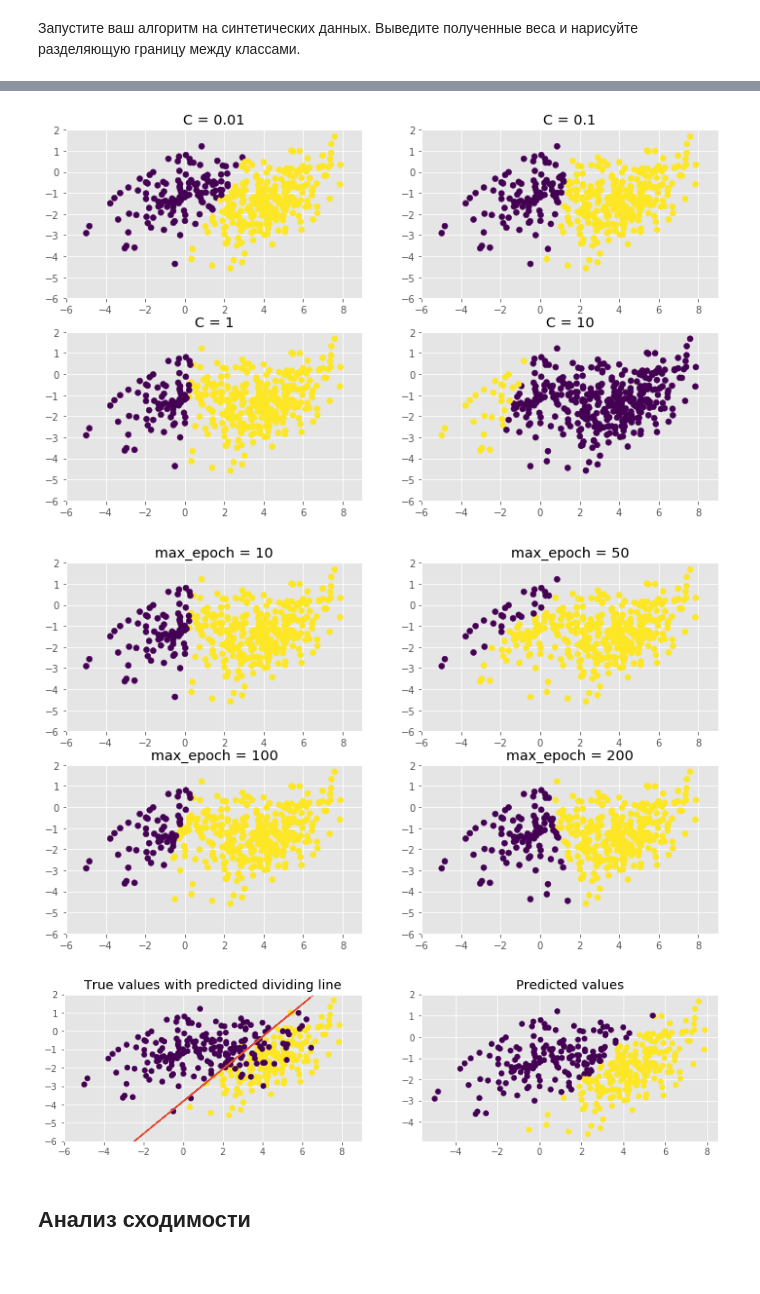
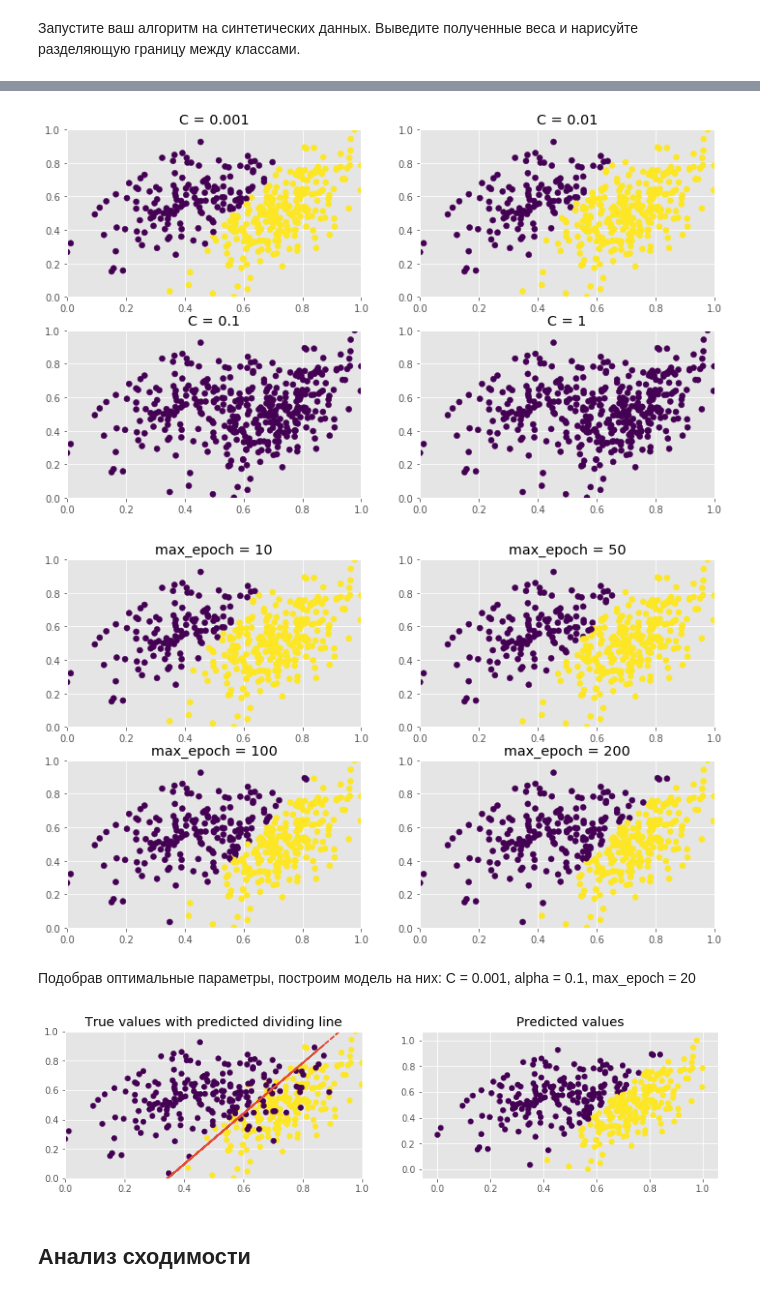
Before and after one commit to mmariyavyatkina/otus_course, a Jupyter notebook: HW3/Logreg.ipynb, the cells around one changed output, grey strips where cells are left out. Drawn from its saved outputs; the diff is of its cells as text; code cells hidden in the pictures; blank space fills up the shorter version.

```diff
--- a/HW3/Logreg.ipynb
+++ b/HW3/Logreg.ipynb
@@ -132,6 +132,8 @@ gauss2 = np.dot(np.random.randn(200, 2) + np.array([1.5, 0]), C2)
 X = np.vstack([gauss1, gauss2])
 y = np.r_[np.ones(200), np.zeros(200)]
 
+X = MinMaxScaler().fit_transform(X)
+
 plt.scatter(X[:,0], X[:,1], c = y)
 plt.show()
 # %% [output]
@@ -139,4 +141,4 @@ plt.show()
 # %%
-model = MySGDClassifier(C = 1, alpha = 0.1, max_epoch = 10, penalty = 'l2')
+model = MySGDClassifier(C = 0.1, alpha = 0.1, max_epoch = 10, penalty = 'l2')
 model.fit(X, y)
 # %% [output]
@@ -187,6 +191,6 @@ ax[1].title.set_text('alpha = 0.1')
 ax[2].title.set_text('alpha = 1')
 
 for each in ax.flat:
-    each.set_xlim(-6, 9)
-    each.set_ylim(-6, 2)
+    each.set_xlim(0, 1)
+    each.set_ylim(0, 1)
 # %% [output]
@@ -194,71 +198,73 @@ for each in ax.flat:
 # %%
 fig,ax=plt.subplots(2,2,figsize=(12,7))
 
-model1 = MySGDClassifier(C = 0.01, alpha = 0.1, max_epoch = 10, penalty = 'l2')
+model1 = MySGDClassifier(C = 0.001, alpha = 0.1, max_epoch = 10, penalty = 'l2')
 model1.fit(X, y)
 forecast1 = model1.predict(X)
 ax[0][0].scatter(X[:, 0], X[:, 1], c = forecast1)
 
-model2 = MySGDClassifier(C = 0.1, alpha = 0.1, max_epoch = 10, penalty = 'l2')
+model2 = MySGDClassifier(C = 0.01, alpha = 0.1, max_epoch = 10, penalty = 'l2')
 model2.fit(X, y)
 forecast2 = model2.predict(X)
 ax[0][1].scatter(X[:, 0], X[:, 1], c = forecast2)
 
-model3 = MySGDClassifier(C = 1, alpha = 0.1, max_epoch = 10, penalty = 'l2')
+model3 = MySGDClassifier(C = 0.1, alpha = 0.1, max_epoch = 10, penalty = 'l2')
 model3.fit(X, y)
 forecast3 = model3.predict(X)
 ax[1][0].scatter(X[:, 0], X[:, 1], c = forecast3)
 
-model4 = MySGDClassifier(C = 10, alpha = 0.1, max_epoch = 10, penalty = 'l2')
+model4 = MySGDClassifier(C = 1, alpha = 0.1, max_epoch = 10, penalty = 'l2')
 model4.fit(X, y)
 forecast4 = model4.predict(X)
 ax[1][1].scatter(X[:, 0], X[:, 1], c = forecast4)
 
-ax[0][0].title.set_text('C = 0.01')
-ax[0][1].title.set_text('C = 0.1')
-ax[1][0].title.set_text('C = 1')
-ax[1][1].title.set_text('C = 10')
+ax[0][0].title.set_text('C = 0.001')
+ax[0][1].title.set_text('C = 0.01')
+ax[1][0].title.set_text('C = 0.1')
+ax[1][1].title.set_text('C = 1')
 
 for each in ax.flat:
-    each.set_xlim(-6, 9)
-    each.set_ylim(-6, 2)
+    each.set_xlim(0, 1)
+    each.set_ylim(0, 1)
 # %% [output]
-[figure, old version]
+[figure, new version]
 # %%
 fig,ax=plt.subplots(2,2,figsize=(12,7))
 
-model1 = MySGDClassifier(C = 1, alpha = 0.1, max_epoch = 10, penalty = 'l2')
+model1 = MySGDClassifier(C = 0.01, alpha = 0.1, max_epoch = 10, penalty = 'l2')
 model1.fit(X, y)
 forecast1 = model1.predict(X)
 ax[0][0].scatter(X[:, 0], X[:, 1], c = forecast1)
 
-model2 = MySGDClassifier(C = 1, alpha = 0.1, max_epoch = 50, penalty = 'l2')
+model2 = MySGDClassifier(C = 0.01, alpha = 0.1, max_epoch = 50, penalty = 'l2')
 model2.fit(X, y)
 forecast2 = model2.predict(X)
 ax[0][1].scatter(X[:, 0], X[:, 1], c = forecast2)
 
-model3 = MySGDClassifier(C = 1, alpha = 0.1, max_epoch = 100, penalty = 'l2')
+model3 = MySGDClassifier(C = 0.01, alpha = 0.1, max_epoch = 100, penalty = 'l2')
 model3.fit(X, y)
 forecast3 = model3.predict(X)
 ax[1][0].scatter(X[:, 0], X[:, 1], c = forecast3)
 
-model4 = MySGDClassifier(C = 1, alpha = 0.1, max_epoch = 200, penalty = 'l2')
+model4 = MySGDClassifier(C = 0.01, alpha = 0.1, max_epoch = 200, penalty = 'l2')
 model4.fit(X, y)
 forecast4 = model4.predict(X)
 ax[1][1].scatter(X[:, 0], X[:, 1], c = forecast4)
 
 ax[0][0].title.set_text('max_epoch = 10')
 ax[0][1].title.set_text('max_epoch = 50')
 ax[1][0].title.set_text('max_epoch = 100')
 ax[1][1].title.set_text('max_epoch = 200')
 
 for each in ax.flat:
-    each.set_xlim(-6, 9)
-    each.set_ylim(-6, 2)
+    each.set_xlim(0, 1)
+    each.set_ylim(0, 1)
 # %% [output]
-[figure, old version]
+[figure, new version]
+# %% [markdown]
+Подобрав оптимальные параметры, построим модель на них: C = 0.001, alpha = 0.1, max_epoch = 20
 # %%
-model = MySGDClassifier(C = 0.001, alpha = 0.1, max_epoch = 1000, penalty = 'l2')
+model = MySGDClassifier(C = 0.001, alpha = 0.1, max_epoch = 30, penalty = 'l2')
 model.fit(X, y)
 forecast = model.predict(X)
 fig,ax=plt.subplots(1,2,figsize=(13,3))
@@ -272,15 +278,15 @@ ax[0].plot(x_vals, y_vals, '--')
 
 ax[1].scatter(X[:, 0], X[:, 1], c = forecast)
 
-ax[0].set_xlim(-6, 9)
-ax[0].set_ylim(-6, 2)
+ax[0].set_xlim(0, 1)
+ax[0].set_ylim(0, 1)
 
 ax[0].title.set_text('True values with predicted dividing line')
 ax[1].title.set_text('Predicted values')
 
 plt.show()
 # %% [output]
-[figure, old version]
+[figure, new version]
 # %% [markdown]
 ## Анализ сходимости
 # %% [markdown]
```
Also changed, not shown: parts of 8 cells of this notebook.
